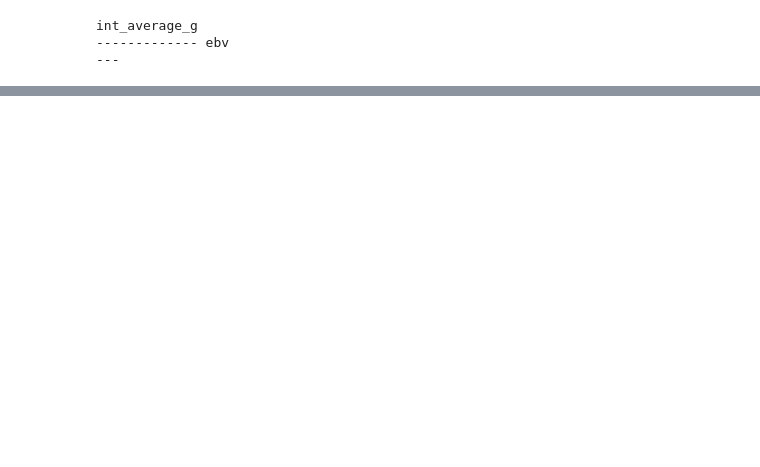
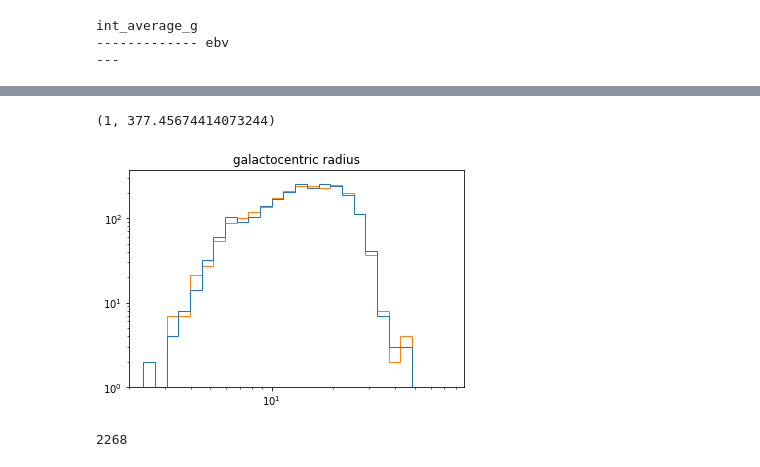
Before and after one commit to andersdot/gaiaDR2, a Jupyter notebook: rrTrees_matt.ipynb, the cells around one changed output, grey strips where cells are left out. Drawn from its saved outputs; the diff is of its cells as text; code cells hidden in the pictures; blank space fills up the shorter version.

```diff
--- a/rrTrees_matt.ipynb
+++ b/rrTrees_matt.ipynb
@@ -272,0 +340,19 @@ print(np.max((small.u.value - np.mean(small.u.value))**2 + (small.v.value - np.m
+# %%
+clumpSky = coord.SkyCoord(ra=clumpTable['ra']*u.deg, dec=clumpTable['dec']*u.deg, distance=clumpTable['distance']*u.kpc)
+# %%
+clumpGal= clumpSky.transform_to(coord.Galactocentric)
+# %%
+r = np.sqrt(clumpGal.x.value**2 + clumpGal.y.value**2 + clumpGal.z.value**2)
+# %%
+plt.hist(r, bins=np.logspace(-1, 1.8, 50), histtype='step', log=True)
+plt.title('galactocentric radius')
+plt.xscale('log')
+plt.xlim(2, )
+plt.ylim(1,)
+# %% [output]
+(1, 377.45674414073244)
+[figure, added]
+# %%
+len(clumpTable)
+# %% [output]
+2268
```
Also changed, not shown: parts of 45 cells of this notebook.
